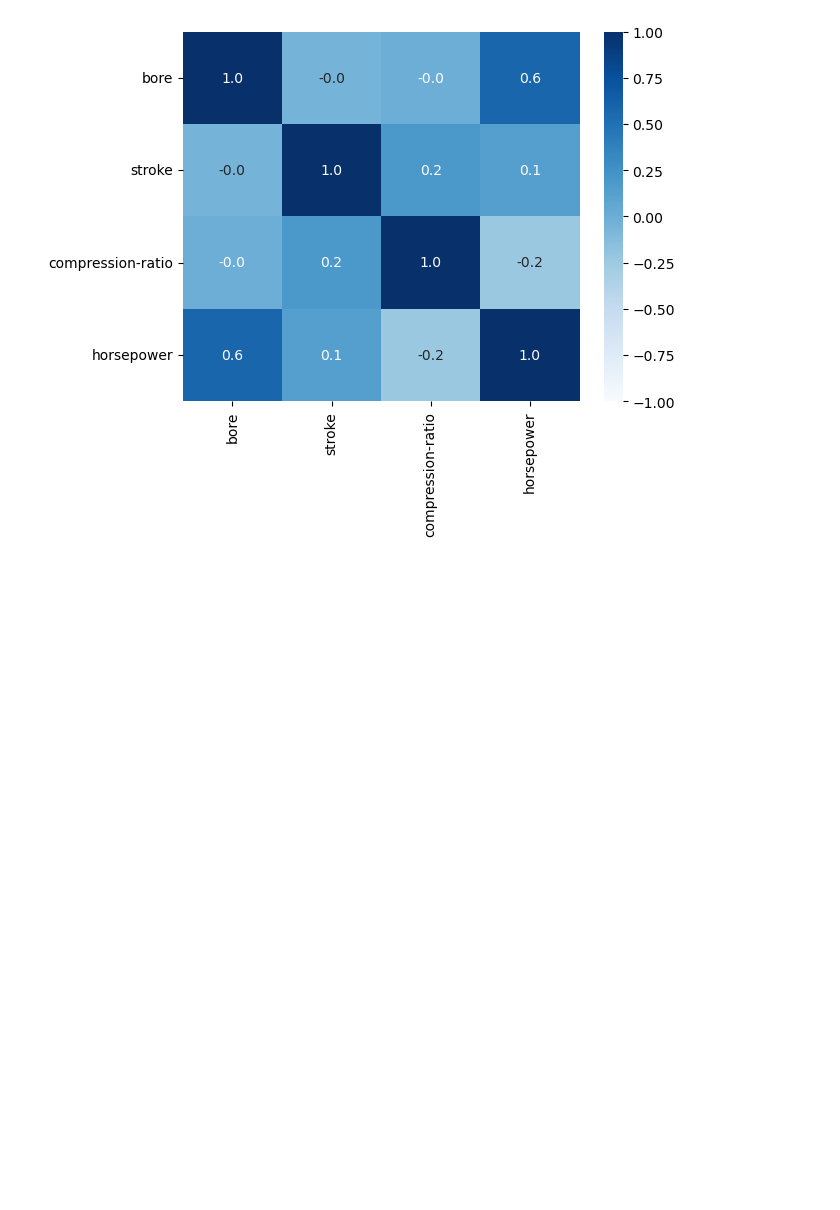
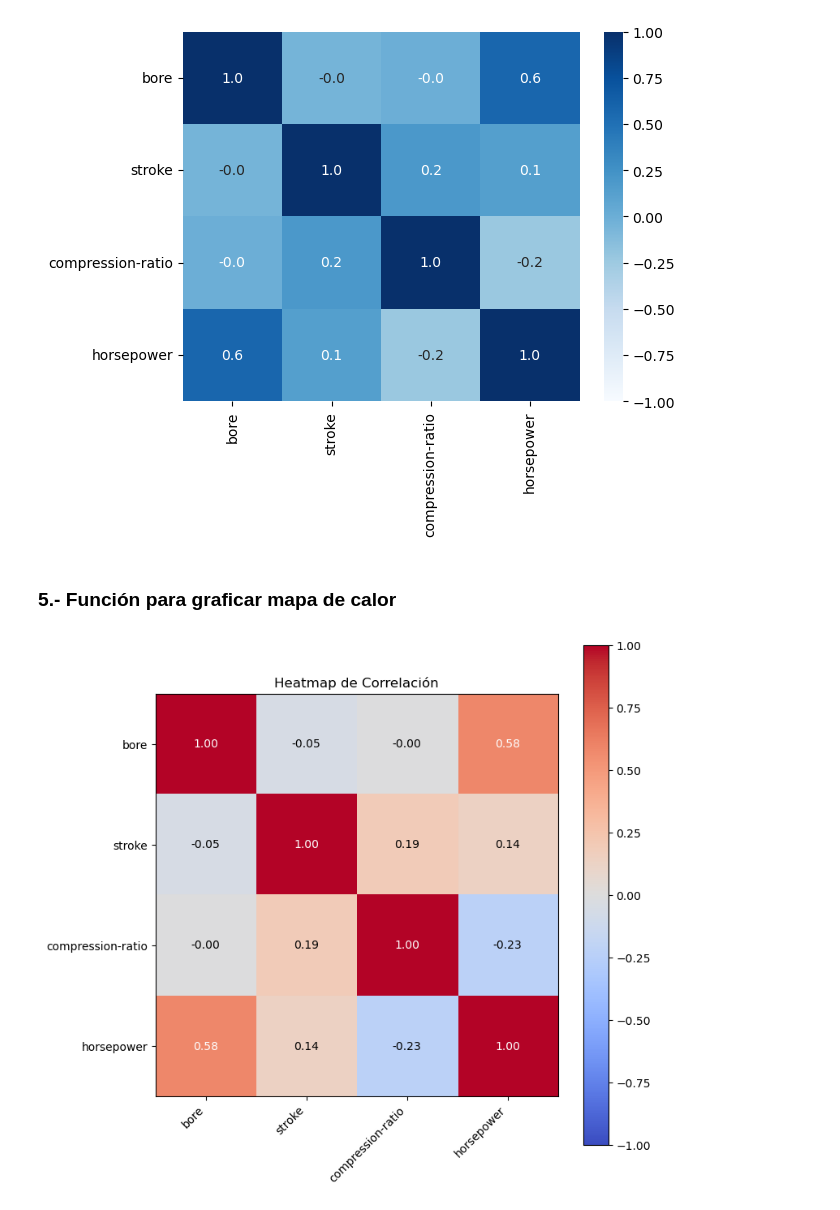
Before and after one commit to jgomezz/cpe_ciencia_datos_python, a Jupyter notebook: mod3_analitica_datos_python/semana_02_analisis_exploratorio_datos.ipynb, the cells around one changed output. Saved outputs shown, nothing was run; the diff lists cells and outputs as text; code cells hidden in the pictures; blank space fills up the shorter version.

```diff
--- a/mod3_analitica_datos_python/semana_02_analisis_exploratorio_datos.ipynb
+++ b/mod3_analitica_datos_python/semana_02_analisis_exploratorio_datos.ipynb
@@ -164,3 +164,26 @@ sns.heatmap(df[custom_var].corr(), vmin=-1,vmax=1, annot=True, fmt='.1f', cmap='
 plt.show()
 # %% [output]
 [figure]
+# %% [markdown]
+### 5.- Función para graficar mapa de calor
+# %%
+def heatmap_corr(lista):
+    corr = df[lista].corr(method='pearson')
+    corr1 = corr.to_numpy()
+    fig, ax = plt.subplots(figsize=(8,8))
+    cax = ax.imshow(corr1, cmap='coolwarm', vmin=-1, vmax=1)
+    ax.set_xticks(np.arange(len(lista)))
+    ax.set_yticks(np.arange(len(lista)))
+    ax.set_xticklabels(lista, rotation=45, ha='right')
+    ax.set_yticklabels(lista)
+    for i in range(len(lista)):
+        for j in range(len(lista)):
+            text = ax.text(j, i, f"{corr1[i, j]:.2f}",
+                           ha="center", va="center", color="w" if abs(corr1[i, j]) > 0.5 else "black")
+    fig.colorbar(cax)
+    plt.title("Heatmap de Correlación")
+    plt.show()
+# %%
+heatmap_corr(custom_var)
+# %% [output]
+[figure, added]
```
Also changed, not shown: parts of 3 cells of this notebook.
